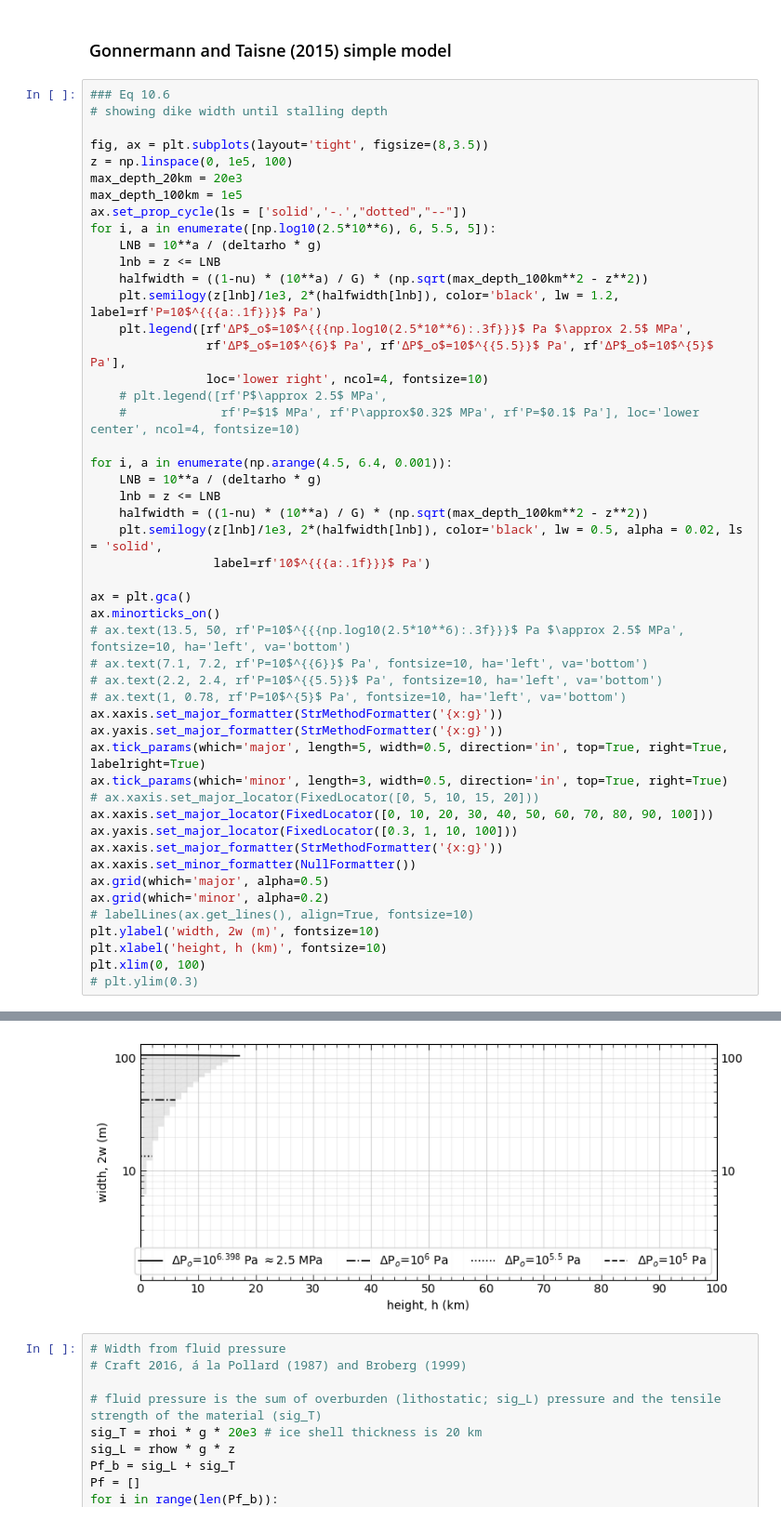
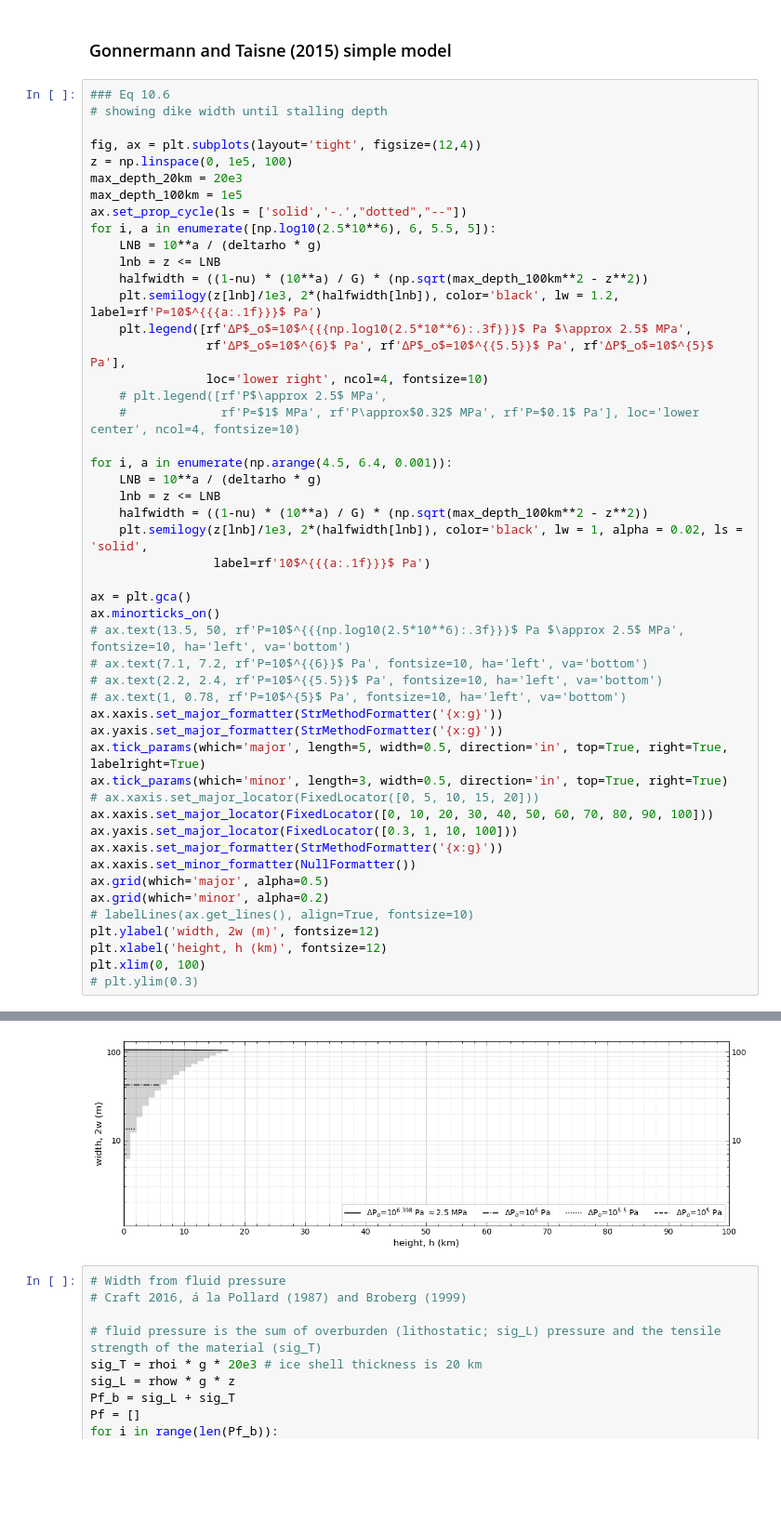
Before and after one commit to CottomR-et-al/Europa-ice-ocean-exchange, a Jupyter notebook: F25_Dikes_Europa.ipynb, the cells around one changed output, grey strips where cells are left out. Shown at 93% size. Saved outputs shown, nothing was run; the diff lists cells and outputs as text; blank space fills up the shorter version.

```diff
--- a/F25_Dikes_Europa.ipynb
+++ b/F25_Dikes_Europa.ipynb
@@ -570,7 +609,7 @@ max_depth
 ### Eq 10.6
 # showing dike width until stalling depth
 
-fig, ax = plt.subplots(layout='tight', figsize=(8,3.5))
+fig, ax = plt.subplots(layout='tight', figsize=(12,4))
 z = np.linspace(0, 1e5, 100)
 max_depth_20km = 20e3
 max_depth_100km = 1e5
@@ -587,37 +626,37 @@ for i, a in enumerate([np.log10(2.5*10**6), 6, 5.5, 5]):
     #             rf'P=$1$ MPa', rf'P\approx$0.32$ MPa', rf'P=$0.1$ Pa'], loc='lower center', ncol=4, fontsize=10)
 
 for i, a in enumerate(np.arange(4.5, 6.4, 0.001)):
     LNB = 10**a / (deltarho * g)
     lnb = z <= LNB
     halfwidth = ((1-nu) * (10**a) / G) * (np.sqrt(max_depth_100km**2 - z**2))
-    plt.semilogy(z[lnb]/1e3, 2*(halfwidth[lnb]), color='black', lw = 0.5, alpha = 0.02, ls = 'solid',
+    plt.semilogy(z[lnb]/1e3, 2*(halfwidth[lnb]), color='black', lw = 1, alpha = 0.02, ls = 'solid',
                  label=rf'10$^{{{a:.1f}}}$ Pa')
 
 ax = plt.gca()
 ax.minorticks_on()
 # ax.text(13.5, 50, rf'P=10$^{{{np.log10(2.5*10**6):.3f}}}$ Pa $\approx 2.5$ MPa', fontsize=10, ha='left', va='bottom')
 # ax.text(7.1, 7.2, rf'P=10$^{{6}}$ Pa', fontsize=10, ha='left', va='bottom')
 # ax.text(2.2, 2.4, rf'P=10$^{{5.5}}$ Pa', fontsize=10, ha='left', va='bottom')
 # ax.text(1, 0.78, rf'P=10$^{5}$ Pa', fontsize=10, ha='left', va='bottom')
 ax.xaxis.set_major_formatter(StrMethodFormatter('{x:g}'))
 ax.yaxis.set_major_formatter(StrMethodFormatter('{x:g}'))
 ax.tick_params(which='major', length=5, width=0.5, direction='in', top=True, right=True, labelright=True)
 ax.tick_params(which='minor', length=3, width=0.5, direction='in', top=True, right=True)
 # ax.xaxis.set_major_locator(FixedLocator([0, 5, 10, 15, 20]))
 ax.xaxis.set_major_locator(FixedLocator([0, 10, 20, 30, 40, 50, 60, 70, 80, 90, 100]))
 ax.yaxis.set_major_locator(FixedLocator([0.3, 1, 10, 100]))
 ax.xaxis.set_major_formatter(StrMethodFormatter('{x:g}'))
 ax.xaxis.set_minor_formatter(NullFormatter())
 ax.grid(which='major', alpha=0.5)
 ax.grid(which='minor', alpha=0.2)
 # labelLines(ax.get_lines(), align=True, fontsize=10)
-plt.ylabel('width, 2w (m)', fontsize=10)
-plt.xlabel('height, h (km)', fontsize=10)
+plt.ylabel('width, 2w (m)', fontsize=12)
+plt.xlabel('height, h (km)', fontsize=12)
 plt.xlim(0, 100)
 # plt.ylim(0.3)
 # %% [output]
 (0.0, 100.0)
-[figure, old version]
+[figure, new version]
 # %%
 # Width from fluid pressure
 # Craft 2016, á la Pollard (1987) and Broberg (1999)
```
Also changed, not shown: parts of 5 cells of this notebook, 1 other file.
